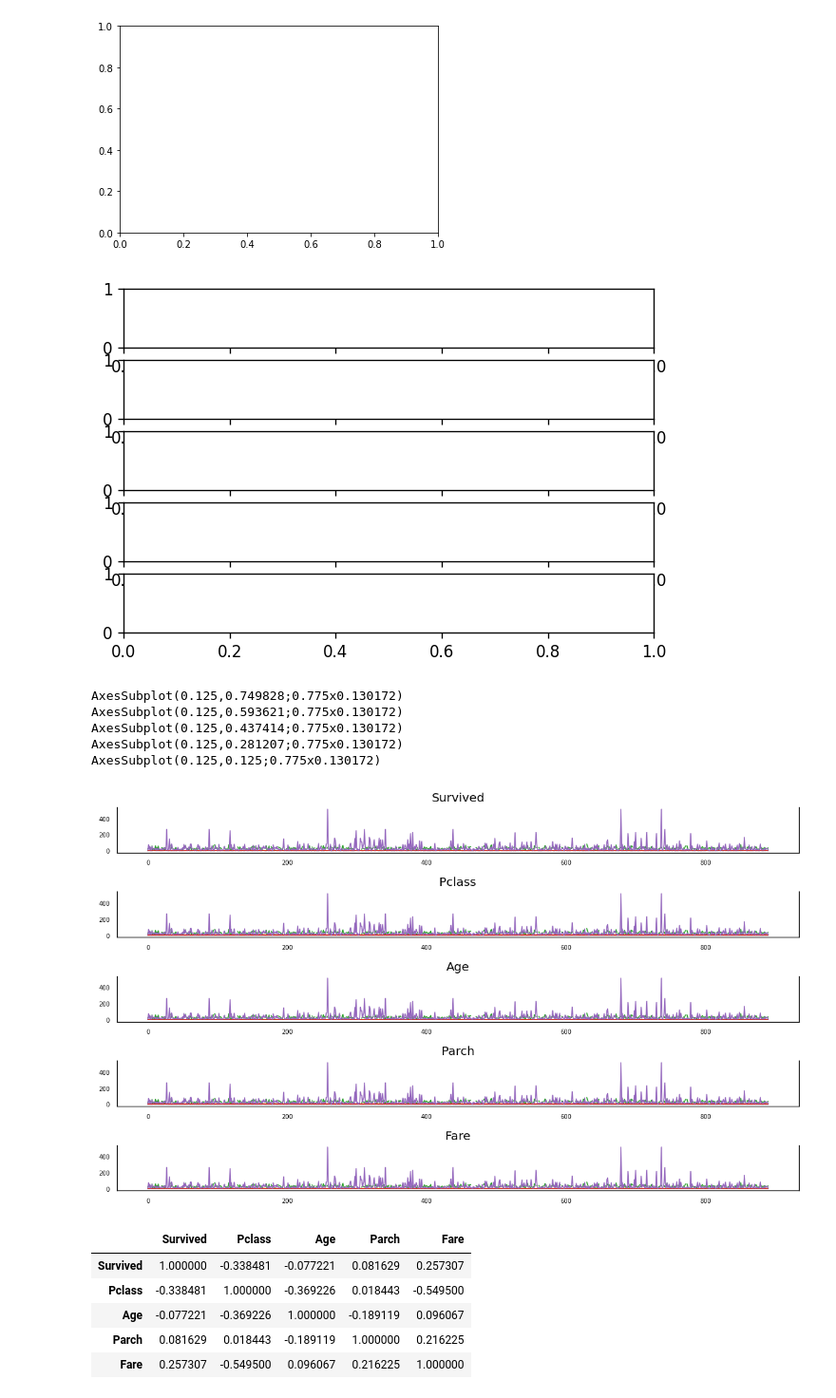
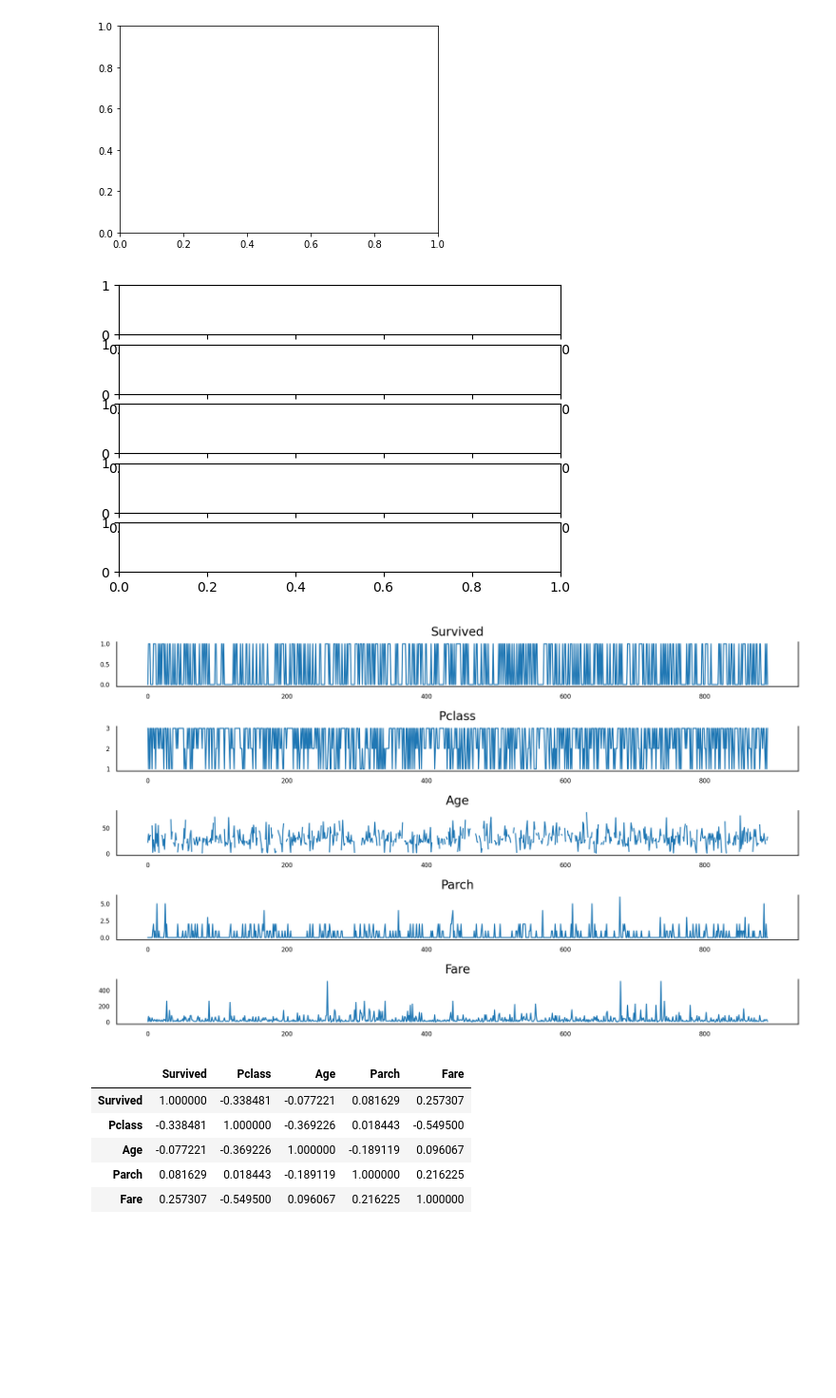
Before and after one commit to LeeJSmasw/Data_Science, a Jupyter notebook: titanic/titanic_eda1.ipynb, the cells around one changed output. Shown: that part at 95% size. Saved outputs shown, nothing was run; the diff lists cells and outputs as text; code cells hidden in the pictures; blank space fills up the shorter version.

```diff
--- a/titanic/titanic_eda1.ipynb
+++ b/titanic/titanic_eda1.ipynb
@@ -143,37 +165,32 @@ plt.plot(x=data.loc[:,'Age'], y=data.loc[:,'Survived'])
 TypeError: plot got an unexpected keyword argument 'x'
 [figure]
 # %%
-a,b =plt.subplots(nrows=5,ncols=1,dpi=120)
+a,b =plt.subplots(nrows=5,ncols=1,dpi=100)
 #nrwos : 행개수, ncols 열개수 5*1 , dpi 해상도 의미 높으면 좋겠지만 그러면 용량이 많이 먹겠죠??
 # %% [output]
-[figure, old version]
+[figure, new version]
 # %%
 
-fig, axes = plt.subplots(nrows=5, ncols=1, dpi=120, figsize=(10,6))
+fig, axes = plt.subplots(nrows=5, ncols=1, dpi=200, figsize=(10,6))
 
 for i, ax in enumerate(axes.flatten()):
 #
 # ([[2,3],
 #   [4,5],
 #   [6,7]]) 2->3->4->5->6->7 이걸 축에 따라
-#  실은 5,1이라 0-1-2-3-4순으로 가서 포문만 있으면 되긴하지만 걍 많이쓰니까
+#  실은 5,1이라 0-1-2-3-4순으로 가서 포문만 있으면 되긴하지만..ㅎ 그냥 많이쓰니까 써봤습니다!
 
-    ax.plot(data, linewidth=1)
+    ax.plot(data.iloc[:,i], linewidth=1) #걍 순서에 따른 데이터 분포를 그린거입니다.
     # Decorations
     ax.set_title(data.columns[i])
     ax.xaxis.set_ticks_position('none')
     ax.yaxis.set_ticks_position('none')
     ax.spines["top"].set_alpha(0)
     ax.tick_params(labelsize=6)
 
 plt.tight_layout()
 # %% [output]
-AxesSubplot(0.125,0.749828;0.775x0.130172)
-AxesSubplot(0.125,0.593621;0.775x0.130172)
-AxesSubplot(0.125,0.437414;0.775x0.130172)
-AxesSubplot(0.125,0.281207;0.775x0.130172)
-AxesSubplot(0.125,0.125;0.775x0.130172)
-[figure, old version]
+[figure, new version]
 # %%
 data_corr= data.corr()
 data_corr
```
Also changed, not shown: parts of 21 cells of this notebook.
